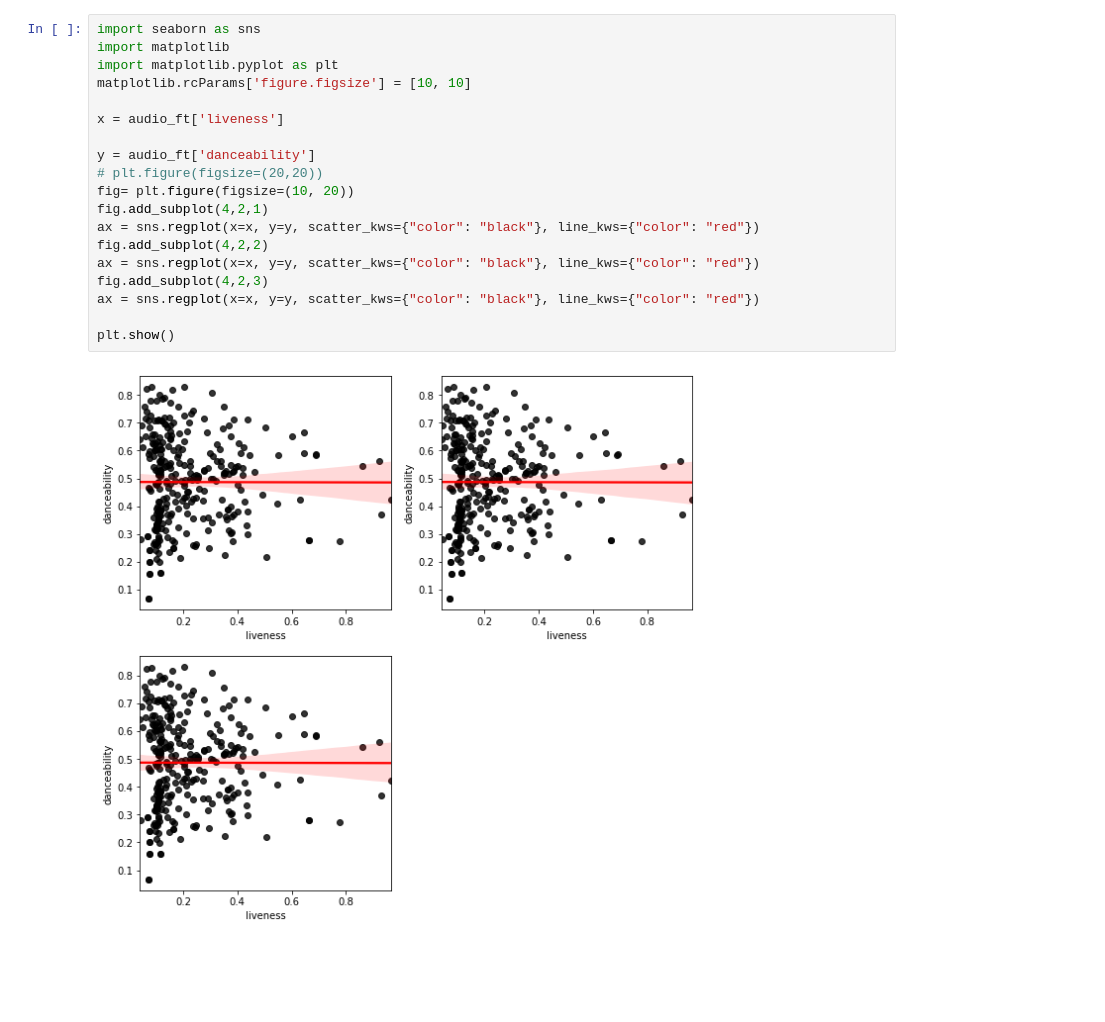
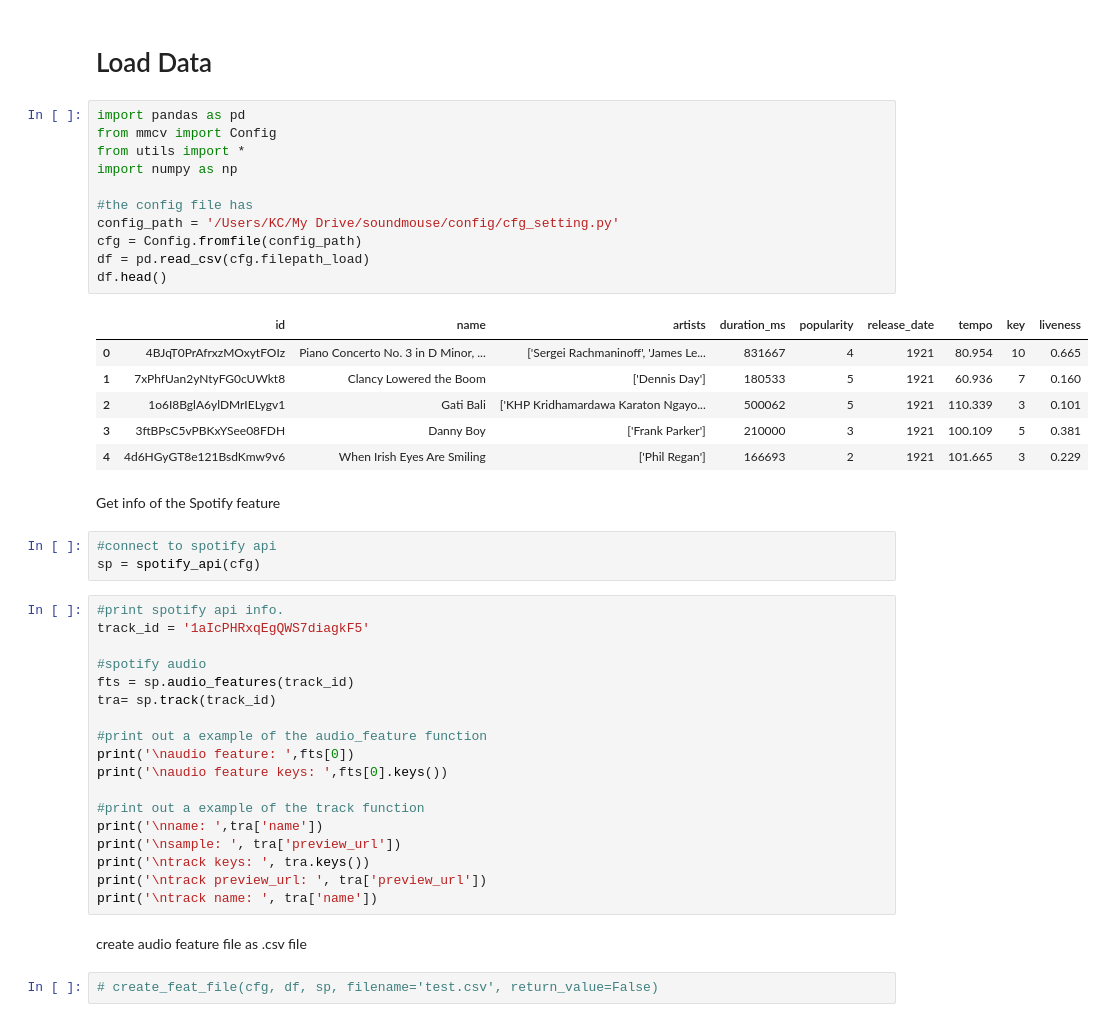
Before and after one commit to ksuchoi216/live_music_detection, a Jupyter notebook: data_preprocessing.ipynb, the cells around one changed output. Saved outputs shown, nothing was run; the diff lists cells and outputs as text; blank space fills up the shorter version.

```diff
--- a/data_preprocessing.ipynb
+++ b/data_preprocessing.ipynb
@@ -211,21 +1,47 @@ Name: liveness, dtype: float64
-# %%
-import seaborn as sns
-import matplotlib
-import matplotlib.pyplot as plt
-matplotlib.rcParams['figure.figsize'] = [10, 10]
-
-x = audio_ft['liveness']
-
-y = audio_ft['danceability']
-# plt.figure(figsize=(20,20))
-fig= plt.figure(figsize=(10, 20))
-fig.add_subplot(4,2,1)
-ax = sns.regplot(x=x, y=y, scatter_kws={"color": "black"}, line_kws={"color": "red"})
-fig.add_subplot(4,2,2)
-ax = sns.regplot(x=x, y=y, scatter_kws={"color": "black"}, line_kws={"color": "red"})
-fig.add_subplot(4,2,3)
-ax = sns.regplot(x=x, y=y, scatter_kws={"color": "black"}, line_kws={"color": "red"})
-
-plt.show()
-# %% [output]
-[figure, removed]
+# %% [markdown]
+# Load Data
+# %%
+import pandas as pd
+from mmcv import Config
+from utils import *
+import numpy as np
+
+#the config file has
+config_path = '/Users/KC/My Drive/soundmouse/config/cfg_setting.py'
+cfg = Config.fromfile(config_path)
+df = pd.read_csv(cfg.filepath_load)
+df.head()
+# %% [output]
+|  | id | name | artists | duration_ms | popularity | release_date | tempo | key | liveness |
+| 0 | 4BJqT0PrAfrxzMOxytFOIz | Piano Concerto No. 3 in D Minor, ... | ['Sergei Rachmaninoff', 'James Le... | 831667 | 4 | 1921 | 80.954 | 10 | 0.665 |
+| 1 | 7xPhfUan2yNtyFG0cUWkt8 | Clancy Lowered the Boom | ['Dennis Day'] | 180533 | 5 | 1921 | 60.936 | 7 | 0.160 |
+| 2 | 1o6I8BglA6ylDMrIELygv1 | Gati Bali | ['KHP Kridhamardawa Karaton Ngayo... | 500062 | 5 | 1921 | 110.339 | 3 | 0.101 |
+| 3 | 3ftBPsC5vPBKxYSee08FDH | Danny Boy | ['Frank Parker'] | 210000 | 3 | 1921 | 100.109 | 5 | 0.381 |
+| 4 | 4d6HGyGT8e121BsdKmw9v6 | When Irish Eyes Are Smiling | ['Phil Regan'] | 166693 | 2 | 1921 | 101.665 | 3 | 0.229 |
+# %% [markdown]
+Get info of the Spotify feature
+# %%
+#connect to spotify api
+sp = spotify_api(cfg)
+# %%
+#print spotify api info.
+track_id = '1aIcPHRxqEgQWS7diagkF5'
+
+#spotify audio
+fts = sp.audio_features(track_id)
+tra= sp.track(track_id)
+
+#print out a example of the audio_feature function
+print('\naudio feature: ',fts[0])
+print('\naudio feature keys: ',fts[0].keys())
+
+#print out a example of the track function
+print('\nname: ',tra['name'])
+print('\nsample: ', tra['preview_url'])
+print('\ntrack keys: ', tra.keys())
+print('\ntrack preview_url: ', tra['preview_url'])
+print('\ntrack name: ', tra['name'])
+# %% [markdown]
+create audio feature file as .csv file
+# %%
+# create_feat_file(cfg, df, sp, filename='test.csv', return_value=False)
```
Also changed, not shown: parts of 46 cells of this notebook, 18 other files.
